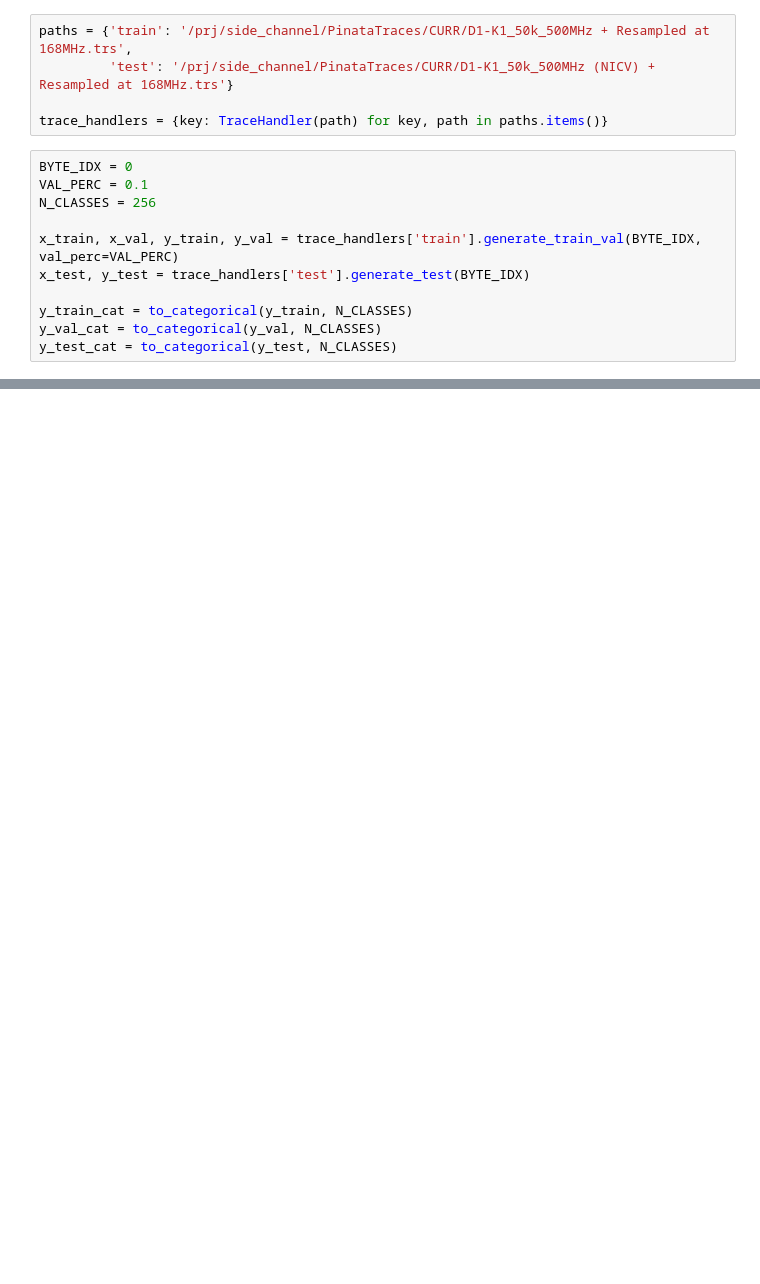
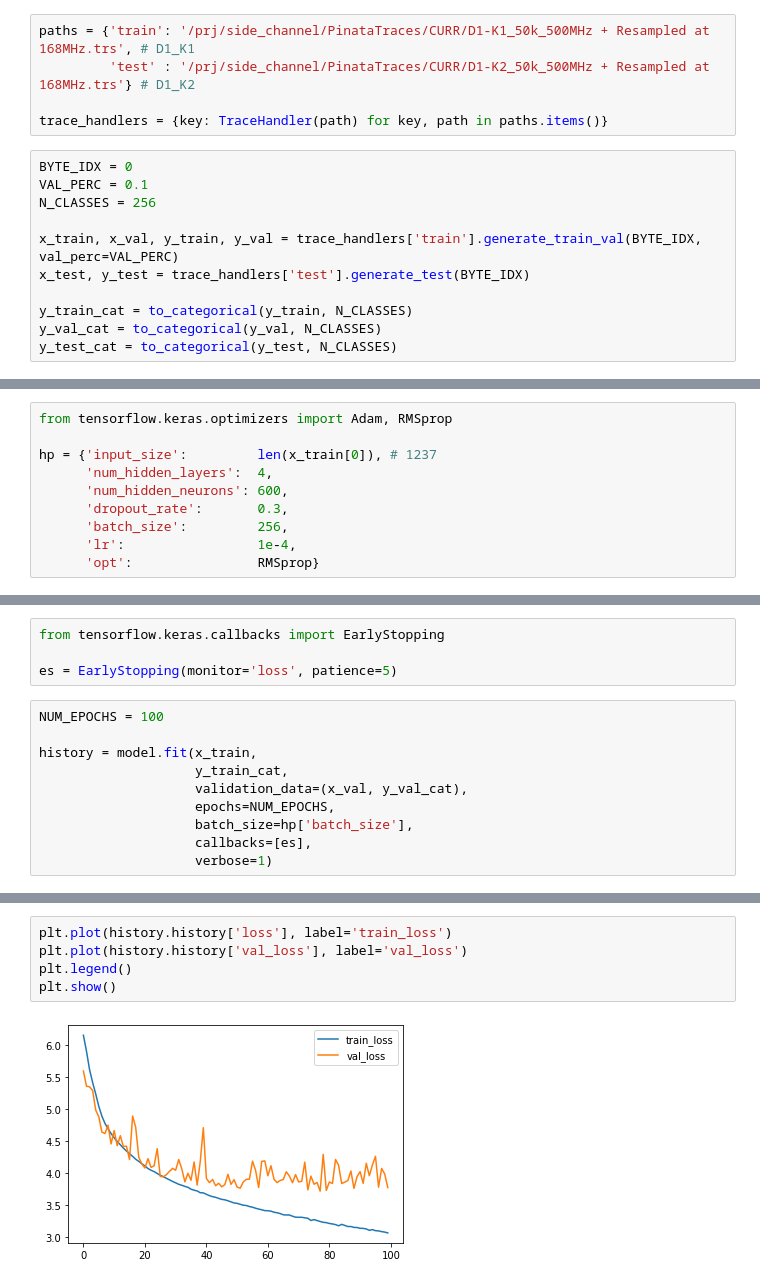
Before and after one commit to luca-castellazzi/EfficientTraining_DLSCA, a Jupyter notebook: notebooks/mlp_all.ipynb, the cells around one changed output, grey strips where cells are left out. Cells and saved outputs as stored; diff of their text form; blank space fills up the shorter version.

Commit message:
updated mlp notebook and added KerasTuner test notebook

```diff
--- a/notebooks/mlp_all.ipynb
+++ b/notebooks/mlp_all.ipynb
@@ -16,6 +22,6 @@ import constants
 # %%
-paths = {'train': '/prj/side_channel/PinataTraces/CURR/D1-K1_50k_500MHz + Resampled at 168MHz.trs',
-         'test': '/prj/side_channel/PinataTraces/CURR/D1-K1_50k_500MHz (NICV) + Resampled at 168MHz.trs'}
+paths = {'train': '/prj/side_channel/PinataTraces/CURR/D1-K1_50k_500MHz + Resampled at 168MHz.trs', # D1_K1
+         'test' : '/prj/side_channel/PinataTraces/CURR/D1-K2_50k_500MHz + Resampled at 168MHz.trs'} # D1_K2
 
 trace_handlers = {key: TraceHandler(path) for key, path in paths.items()}
 # %%
@@ -137,0 +111,10 @@ array([ -11, -209,  -59, ..., -107,  -46,  -41])
+# %%
+from tensorflow.keras.optimizers import Adam, RMSprop
+
+hp = {'input_size':         len(x_train[0]), # 1237
+      'num_hidden_layers':  4,
+      'num_hidden_neurons': 600,
+      'dropout_rate':       0.3,
+      'batch_size':         256,
+      'lr':                 1e-4,
+      'opt':                RMSprop}
@@ -137,0 +156,14 @@ array([ -11, -209,  -59, ..., -107,  -46,  -41])
+# %%
+from tensorflow.keras.callbacks import EarlyStopping
+
+es = EarlyStopping(monitor='loss', patience=5)
+# %%
+NUM_EPOCHS = 100
+
+history = model.fit(x_train,
+                    y_train_cat,
+                    validation_data=(x_val, y_val_cat),
+                    epochs=NUM_EPOCHS,
+                    batch_size=hp['batch_size'],
+                    callbacks=[es],
+                    verbose=1)
@@ -137,0 +188,7 @@ array([ -11, -209,  -59, ..., -107,  -46,  -41])
+# %%
+plt.plot(history.history['loss'], label='train_loss')
+plt.plot(history.history['val_loss'], label='val_loss')
+plt.legend()
+plt.show()
+# %% [output]
+[figure, added]
```
Also changed, not shown: parts of 11 cells of this notebook, 1 other file.
